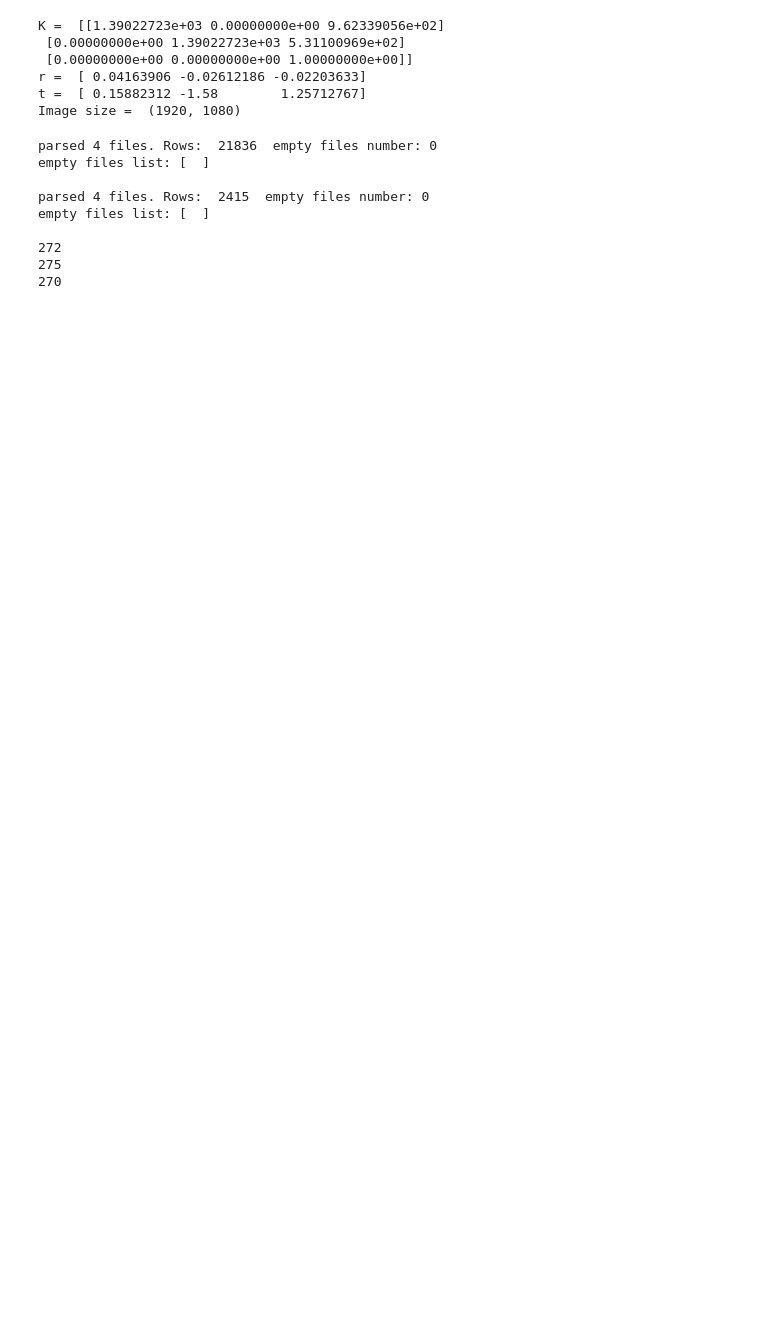
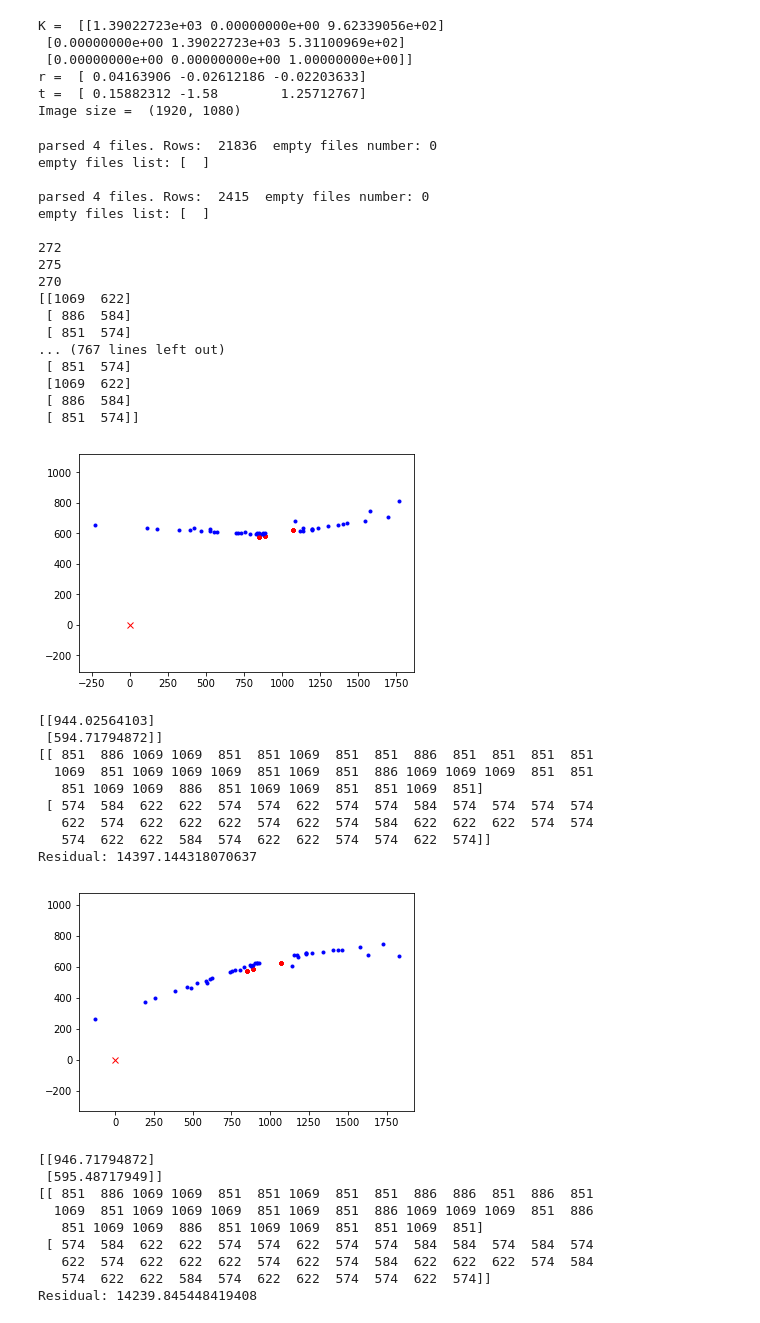
Before and after one commit to D3migod/Camera_Radar_Calibration, a Jupyter notebook: radar detections/Radar_detections.ipynb, the cells around one changed output. Cells and saved outputs as stored; diff of their text form; code cells hidden in the pictures; blank space fills up the shorter version.

Commit message:
Fixed camera detection centers, added automatic alignment on 'a' key press

```diff
--- a/radar detections/Radar_detections.ipynb
+++ b/radar detections/Radar_detections.ipynb
@@ -302,6 +444,12 @@ def read_tables(folder):
 
     return common_table
 
+def drawPoints(drawPoints, frame_todraw, size = 5, color = (0, 0, 0)):
+    for point in drawPoints:
+        x, y = int(point[0]*0.5), int(point[1]*0.5)
+        if x < frame_todraw.shape[1] and y < frame_todraw.shape[0] and x > 0 and y > 0:
+            cv2.circle(frame_todraw, (x, y), size, color, -1)
+
 if __name__ == '__main__':
     cv2.destroyAllWindows()
     # table = read_table(os.path.join(radar_data_dir, 't24.305.028.tsv')) # Reading t24.305.028.tsv radar points only
@@ -314,7 +462,7 @@ if __name__ == '__main__':
 
     # camera_table = read_table(os.path.join(camera_data_dir, 't24.305.028.left.avi.tsv'))
     camera_table = read_tables(camera_data_dir)
-    selectedCameraDataTable = camera_table.iloc[:, [2, 4, 5]]
+    selectedCameraDataTable = camera_table.iloc[:, [2, 4, 5, 6, 7]]
     totalFrameNumber = 0
     isFirstZero = False
     for index, row in selectedCameraDataTable.iterrows():
@@ -328,6 +476,8 @@ if __name__ == '__main__':
             isFirstZero = True
         currentValue = row['FrameNumber']
         selectedCameraDataTable.at[index, 'FrameNumber'] = totalFrameNumber + currentValue
+        selectedCameraDataTable.at[index, 'x'] = row['x'] + 0.5*row['w']
+        selectedCameraDataTable.at[index, 'y'] = row['y'] + 0.5*row['h']
 
     cap = cv2.VideoCapture(os.path.join(video_dir, 't24.305.026-029.left.mov'))
     # Creating UI
@@ -348,10 +498,11 @@ if __name__ == '__main__':
     # Current index of an element from radar tsv's grabmsec list
     radarDetectionsIndex = 0
     frame = None
-
+    newRadarPoints = None
     while(True):
         if not pause:
             ret, frame = cap.read()
+            newRadarPoints = None
             # Checking ret causes video to stop in the end
             #if ret is False:
             #    break
@@ -368,7 +519,7 @@ if __name__ == '__main__':
             continue
 
         # Calculate the radar grabmsec index closest to the camera grabmsec index
-        while radarDetectionsIndex+1 < len(uniqueDataTable) and uniqueDataTable[radarDetectionsIndex+1] < grabmsecs[grabmsecsIndex]:
+        while radarDetectionsIndex + 1 < len(uniqueDataTable) and uniqueDataTable[radarDetectionsIndex + 1] < grabmsecs[grabmsecsIndex]:
             radarDetectionsIndex += 1
 
         if radarDetectionsIndex+1 >= len(uniqueDataTable):
@@ -389,49 +540,88 @@ if __name__ == '__main__':
 
 
         currentFrameCameraDetections = selectedCameraDataTable.loc[selectedCameraDataTable['FrameNumber'] == grabmsecsIndex]
-        currentFrameCameraDetectionsValues = currentFrameCameraDetections.values[:, -2:]
+        currentFrameCameraDetectionsValues = currentFrameCameraDetections.values[:, -4:-2]
         cartesianCameraPoints = np.array(list(map(lambda x: np.array([x[0], x[1], 0]), currentFrameCameraDetectionsValues)))
         frame_todraw = frame.copy() #don't draw on original frame
 
-        for point in gridPoints:
-            x, y = int(point[0]*0.5), int(point[1]*0.5)
-            if x < frame.shape[1] and y < frame.shape[0] and x > 0 and y > 0:
-                cv2.circle(frame_todraw, (x, y), 2, (0,0,0), -1)
+        drawPoints(gridPoints, frame_todraw, 2, (0, 0, 0))
+        drawPoints(points, frame_todraw, color = (0,255,0))
+        drawPoints(cartesianCameraPoints, frame_todraw, color = (193,0,32))
+        if newRadarPoints is not None:
+            drawPoints(newRadarPoints, frame_todraw, color = (255,255,0))
+#         for point in gridPoints:
+#             x, y = int(point[0]*0.5), int(point[1]*0.5)
+#             if x < frame.shape[1] and y < frame.shape[0] and x > 0 and y > 0:
+#                 cv2.circle(frame_todraw, (x, y), 2, (0,0,0), -1)
 
-        for point in points:
-            x, y = int(point[0]*0.5), int(point[1]*0.5)
-            if x < frame.shape[1] and y < frame.shape[0] and x > 0 and y > 0:
-                cv2.circle(frame_todraw, (x, y), 5, (0,255,0), -1)
+#         for point in points:
+#             x, y = int(point[0]*0.5), int(point[1]*0.5)
+#             if x < frame.shape[1] and y < frame.shape[0] and x > 0 and y > 0:
+#                 cv2.circle(frame_todraw, (x, y), 5, (0,255,0), -1)
 
-        for point in cartesianCameraPoints:
-            x, y = int(point[0]*0.5), int(point[1]*0.5)
-            if x < frame.shape[1] and y < frame.shape[0] and x > 0 and y > 0:
-                cv2.circle(frame_todraw, (x, y), 5, (193,0,32), -1)
+#         for point in cartesianCameraPoints:
+#             x, y = int(point[0]*0.5), int(point[1]*0.5)
+#             if x < frame.shape[1] and y < frame.shape[0] and x > 0 and y > 0:
+#                 cv2.circle(frame_todraw, (x, y), 5, (193,0,32), -1)
 
         showText(frame_todraw)
         # Show frame with detections
         cv2.imshow('frame', frame_todraw)
 
         if not pause:
             # Go to the next camera grabmsec value
             grabmsecsIndex += 1
         # Checking if the user pressed q key to exit the video
         key = cv2.waitKey(1) & 0xFF
         if key == ord('q'): # Press 'Q' key to exit
             break
+        if key == ord('a'):
+            newRadarPoints = align(points, currentFrameCameraDetectionsValues)
+            drawPoints(newRadarPoints, frame_todraw, color = (255,255,0))
+            print(points)
+            print(newRadarPoints)
+            cv2.imshow('frame', frame_todraw)
         if key == key_space:
             pause = not pause
 
 
     # Destroing the video window
     cv2.destroyAllWindows()
 # %% [output]
 parsed 4 files. Rows:  21836  empty files number: 0
 empty files list: [  ]
 
 parsed 4 files. Rows:  2415  empty files number: 0
 empty files list: [  ]
 
 272
 275
 270
+[[1069  622]
+ [ 886  584]
+ [ 851  574]
+... (767 lines left out)
+ [ 851  574]
+ [1069  622]
+ [ 886  584]
+ [ 851  574]]
+[figure, added]
+[[944.02564103]
+ [594.71794872]]
+[[ 851  886 1069 1069  851  851 1069  851  851  886  851  851  851  851
+  1069  851 1069 1069 1069  851 1069  851  886 1069 1069 1069  851  851
+   851 1069 1069  886  851 1069 1069  851  851 1069  851]
+ [ 574  584  622  622  574  574  622  574  574  584  574  574  574  574
+   622  574  622  622  622  574  622  574  584  622  622  622  574  574
+   574  622  622  584  574  622  622  574  574  622  574]]
+Residual: 14397.144318070637
+[figure, added]
+[[946.71794872]
+ [595.48717949]]
+[[ 851  886 1069 1069  851  851 1069  851  851  886  886  851  886  851
+  1069  851 1069 1069 1069  851 1069  851  886 1069 1069 1069  851  886
+   851 1069 1069  886  851 1069 1069  851  851 1069  851]
+ [ 574  584  622  622  574  574  622  574  574  584  584  574  584  574
+   622  574  622  622  622  574  622  574  584  622  622  622  574  584
+   574  622  622  584  574  622  622  574  574  622  574]]
+Residual: 14239.845448419408
```
Also changed, not shown: parts of 4 cells of this notebook.
